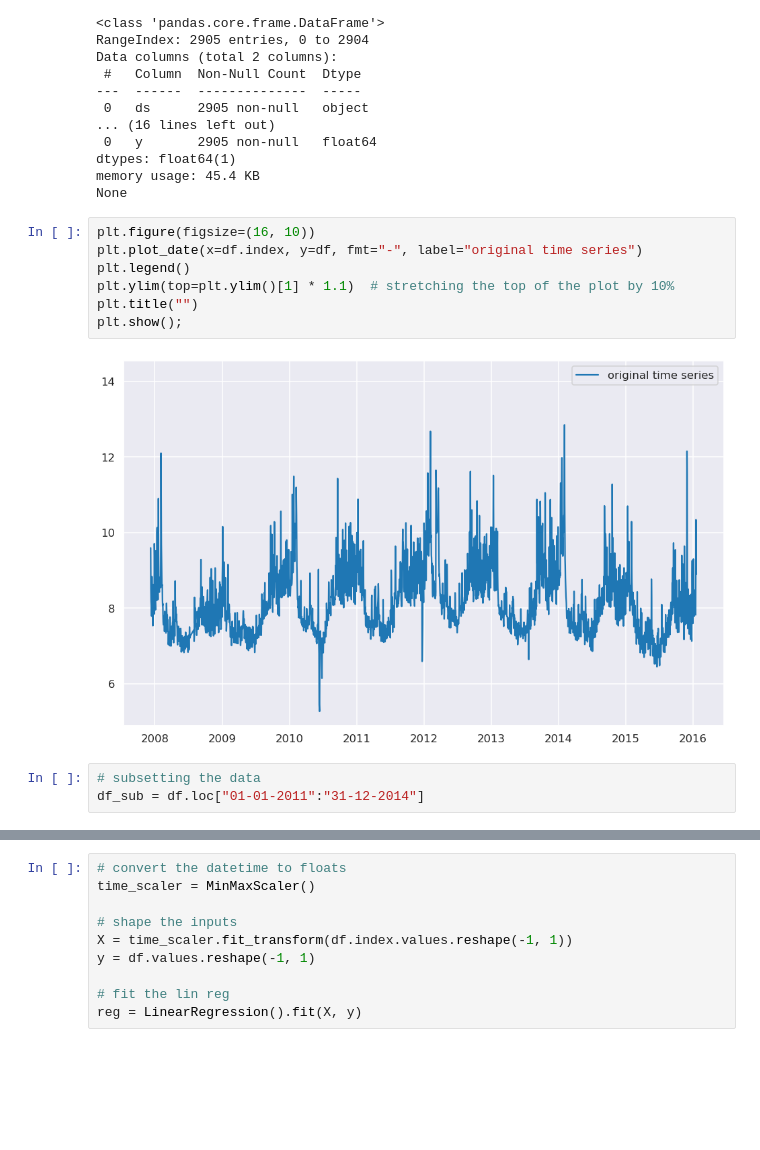
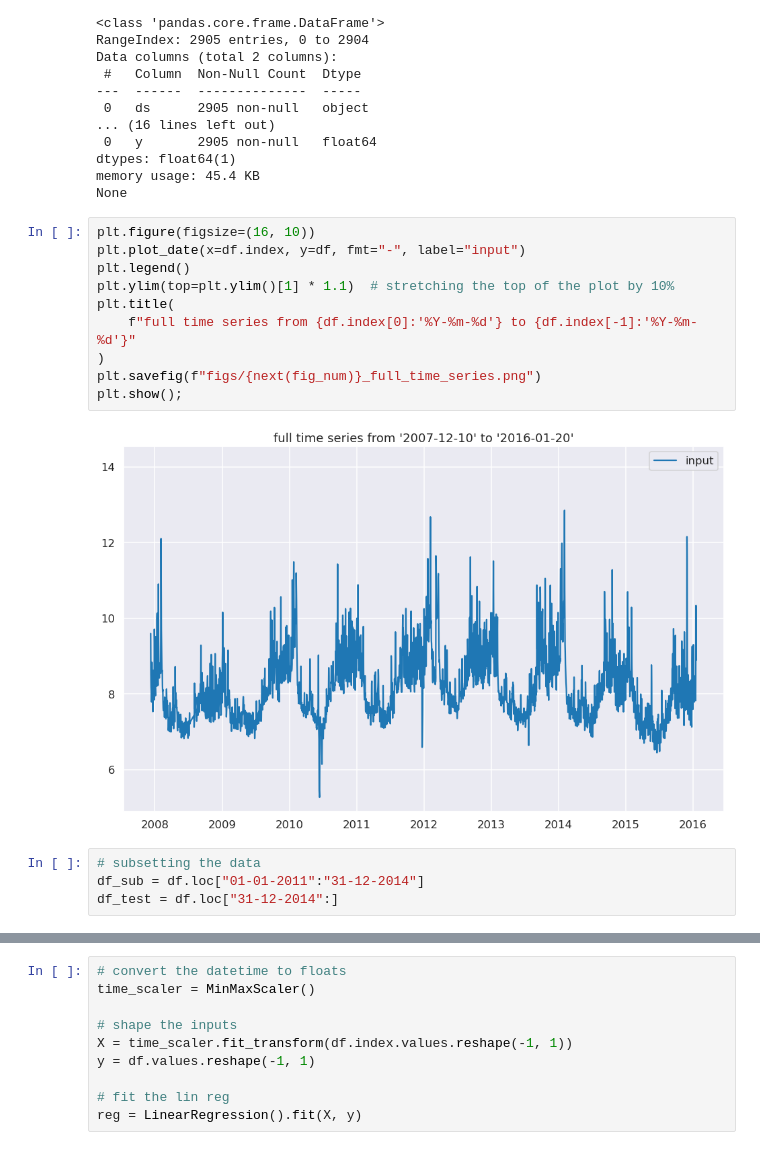
Before and after one commit to hypershotgun/linear_forecast, a Jupyter notebook: lin_frcst.ipynb, the cells around one changed output, grey strips where cells are left out. Cells and saved outputs as stored; diff of their text form; blank space fills up the shorter version.

```diff
--- a/lin_frcst.ipynb
+++ b/lin_frcst.ipynb
@@ -41,15 +52,19 @@ memory usage: 45.4 KB
 None
 # %%
 plt.figure(figsize=(16, 10))
-plt.plot_date(x=df.index, y=df, fmt="-", label="original time series")
+plt.plot_date(x=df.index, y=df, fmt="-", label="input")
 plt.legend()
 plt.ylim(top=plt.ylim()[1] * 1.1)  # stretching the top of the plot by 10%
-plt.title("")
+plt.title(
+    f"full time series from {df.index[0]:'%Y-%m-%d'} to {df.index[-1]:'%Y-%m-%d'}"
+)
+plt.savefig(f"figs/{next(fig_num)}_full_time_series.png")
 plt.show();
 # %% [output]
-[figure, old version]
+[figure, new version]
 # %%
 # subsetting the data
 df_sub = df.loc["01-01-2011":"31-12-2014"]
+df_test = df.loc["31-12-2014":]
 # %%
 plt.figure(figsize=(16, 10))
```
Also changed, not shown: parts of 6 cells of this notebook, 1 other file.
